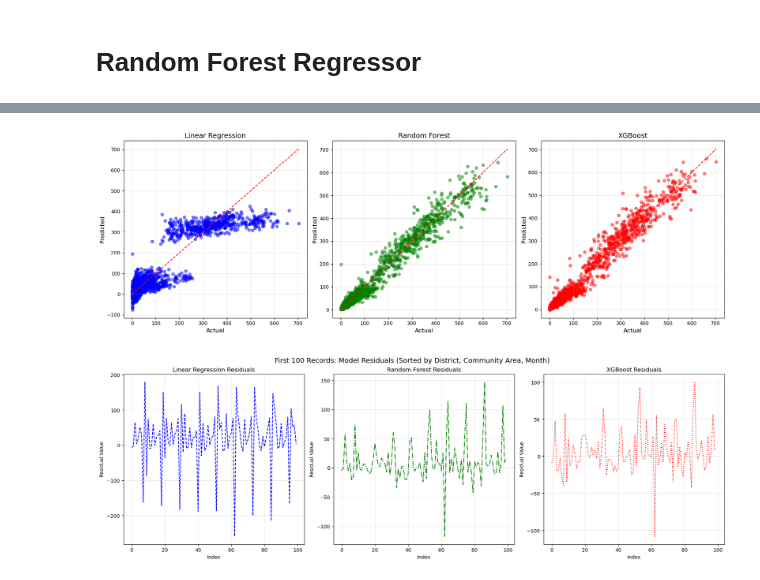
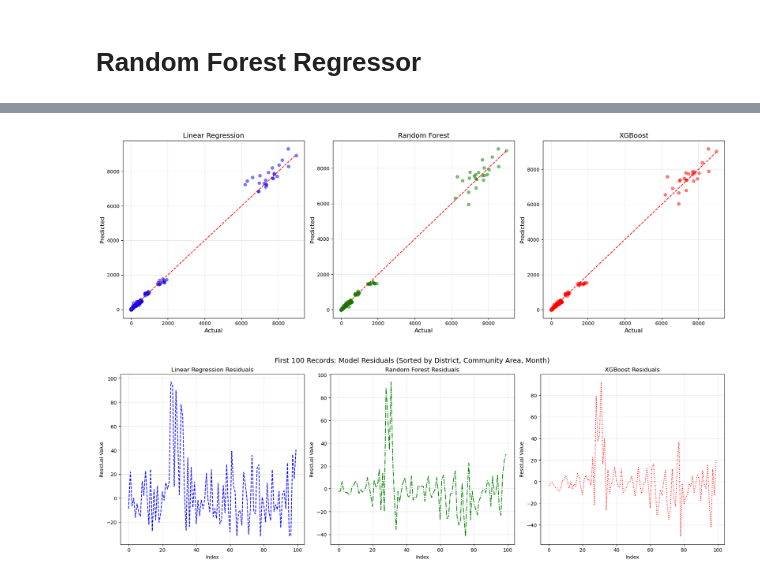
Before and after one commit to Lemonziz/IT5006Project, a Jupyter notebook: machine_learning_time_series.ipynb, the cells around one changed output, grey strips where cells are left out. Cells and saved outputs as stored; diff of their text form; code cells hidden in the pictures.

```diff
--- a/machine_learning_time_series.ipynb
+++ b/machine_learning_time_series.ipynb
@@ -23,0 +6,5 @@ df_train
+# %%
+df = pd.read_csv(data_path + "time_series_data.csv")
+df_train = df[df["Year"] <= 2023]
+df_test = df[df["Year"] > 2023]
+"num_days" in df_train.columns
@@ -27,20 +16,24 @@ from sklearn.compose import ColumnTransformer
 from sklearn.pipeline import Pipeline
 from sklearn.linear_model import LinearRegression
 # %%
-categorical_cols = ["Location Group", "District"]
-numerical_cols = [
-    "crime_count_lag1",
-    "crime_count_lag2",
-    "crime_count_lag3",
-    "crime_count_lag12",
-    "crime_count_ma3",
-    "crime_count_ma6",
-    "holiday_count",
-    "sin_month",
-    "cos_month",
-    "Year",
-    "Month",
+categorical_cols = ["location_name"]
+numerical_cols = ["sin_month", "cos_month", "Year", "Month", "num_days", "holiday_num"]
+numerical_features = [
+    "crime_count",
+    "crime_pct_change",
+    # "morning",
+    # "afternoon",
+    # "evening",
+    # "night",
+    "domestic",
+    "arrest",
 ]
+for i in [1, 2, 3, 6, 12]:
+    for j in numerical_features:
+        numerical_cols.append(f"{j}_lag{i}")
+for i in [3, 6]:
+    for j in numerical_features:
+        numerical_cols.append(f"{j}_ma{i}")
 
 # Split features and target
 X_train = df_train[categorical_cols + numerical_cols]
@@ -201,8 +194,8 @@ xg_model = Pipeline(
             XGBRegressor(
                 n_estimators=200,
                 learning_rate=0.1,
-                max_depth=7,
-                min_child_weight=5,
+                max_depth=5,
+                min_child_weight=7,
                 gamma=0.1,
                 random_state=42,
             ),
@@ -404,4 +293,6 @@ X_test_seq = X_test_scaled.reshape(X_test_scaled.shape[0], 1, X_test_scaled.shap
 # %%
+df_train = df_train.copy()
+df_test = df_test.copy()
 df_train["lr_pred"] = lr_train_pred
 df_train["rf_pred"] = rf_train_pred
 df_train["xg_pred"] = xg_train_pred
@@ -414,11 +305,9 @@ df_test["xg_pred"] = xg_pred
 df_train["lr_res"] = df_train["crime_count"] - df_train["lr_pred"]
 df_train["rf_res"] = df_train["crime_count"] - df_train["rf_pred"]
 df_train["xg_res"] = df_train["crime_count"] - df_train["xg_pred"]
-df_train["lstm_res"] = df_train["crime_count"] - df_train["lstm_pred"]
 df_test["lr_res"] = df_test["crime_count"] - df_test["lr_pred"]
 df_test["rf_res"] = df_test["crime_count"] - df_test["rf_pred"]
 df_test["xg_res"] = df_test["crime_count"] - df_test["xg_pred"]
-df_test["lstm_res"] = df_test["crime_count"] - df_test["lstm_pred"]
 # %%
 import matplotlib.pyplot as plt
 import numpy as np
@@ -717,13 +626,13 @@ plt.tight_layout()
 plt.savefig("./figure/scatterplots_by_model_test_data.pdf", format="pdf")
 plt.show()
 # %% [output]
-[figure, old version]
+[figure, new version]
 # %%
 # 5. residuals plots
 fig, axes = plt.subplots(1, 3, figsize=(18, 6))
 
 # Sort dataframe
-sorted_df = df_test.sort_values(["District", "Month"]).reset_index(drop=True)
+sorted_df = df_test.sort_values(["location_name", "Month"]).reset_index(drop=True)
 
 # Plot Linear Regression residuals
 axes[0].plot(
@@ -747,31 +656,31 @@ axes[1].plot(
     color="green",
 )
 axes[1].set_title("Random Forest Residuals")
 axes[1].set_xlabel("Index")
 axes[1].set_ylabel("Residual Value")
 axes[1].grid(True, alpha=0.3)
 
 # Plot XGBoost residuals
 axes[2].plot(
     sorted_df.index[:100],
     sorted_df["xg_res"][:100],
     marker="",
     linestyle=":",
     color="red",
 )
 axes[2].set_title("XGBoost Residuals")
 axes[2].set_xlabel("Index")
 axes[2].set_ylabel("Residual Value")
 axes[2].grid(True, alpha=0.3)
 
 # Add a main title to the figure
 fig.suptitle(
     "First 100 Records: Model Residuals (Sorted by District, Community Area, Month)",
     fontsize=14,
 )
 
 plt.tight_layout()
 plt.subplots_adjust(top=0.9)  # Make room for the suptitle
 plt.show()
 # %% [output]
-[figure, old version]
+[figure, new version]
```
Also changed, not shown: parts of 17 cells of this notebook, 7 other files.
